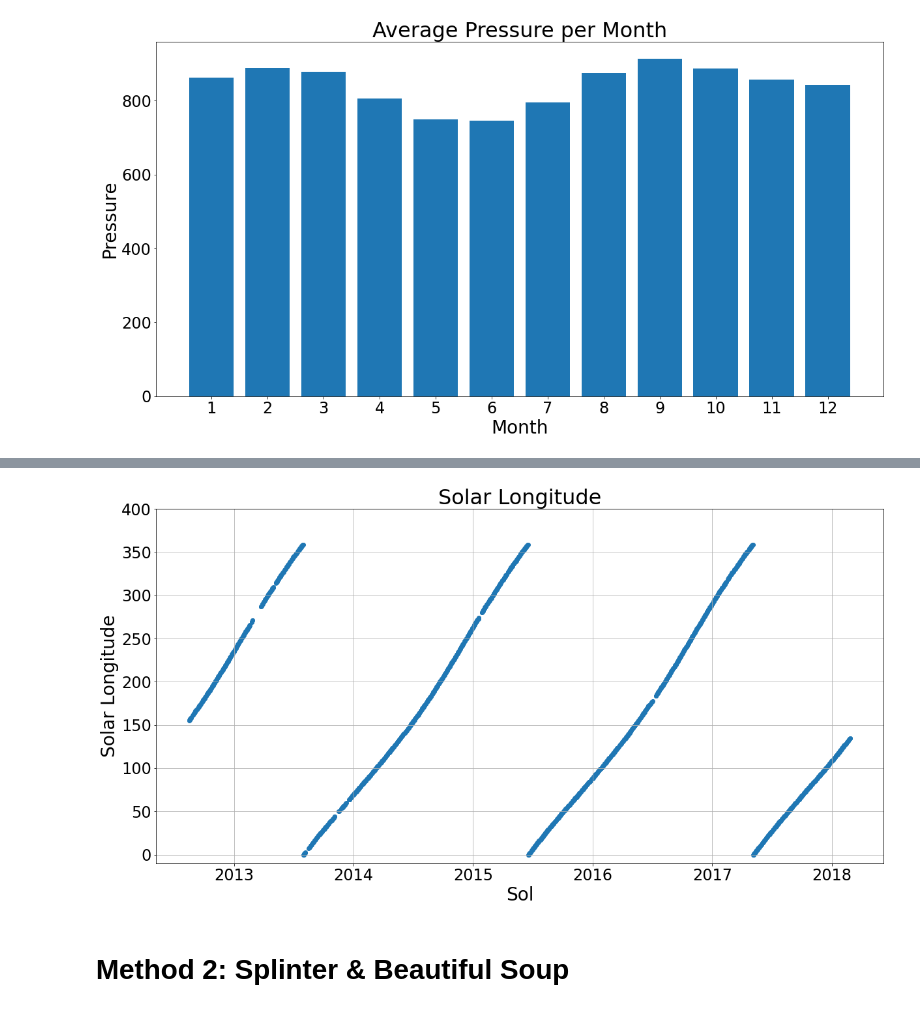
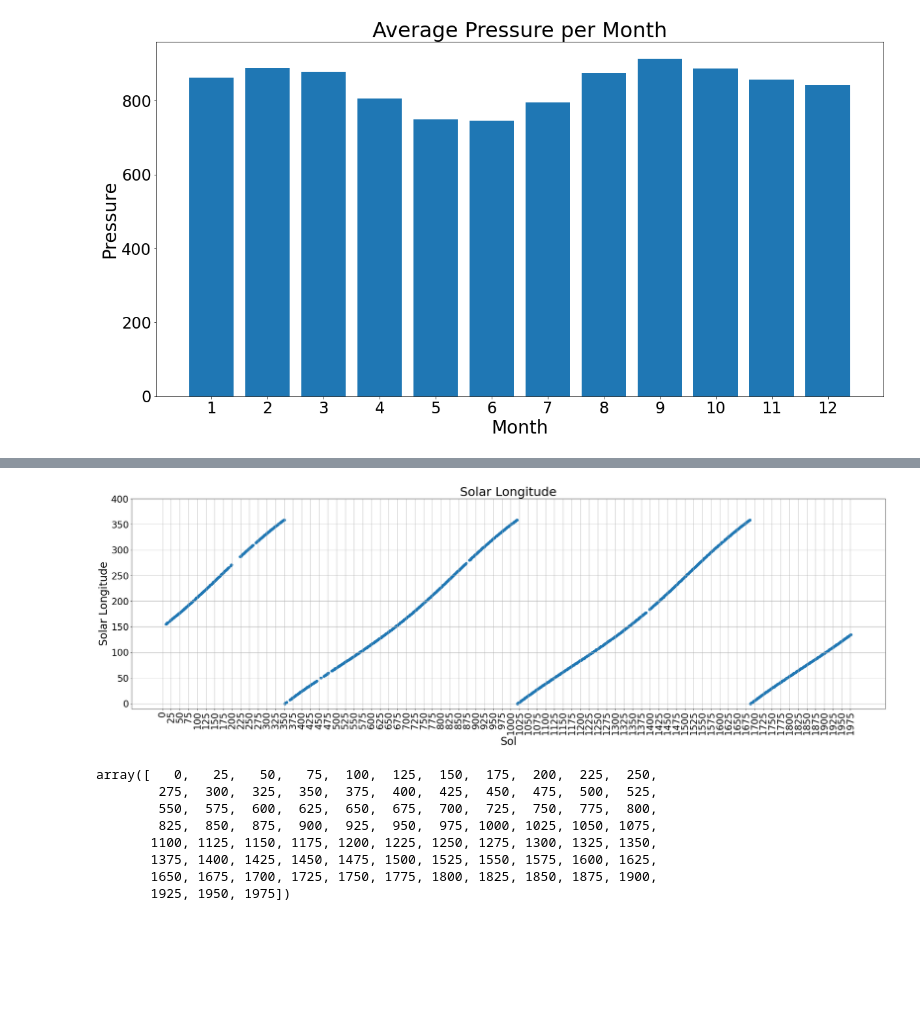
Before and after one commit to bristlab/Mission-to-Mars, a Jupyter notebook: mars_data_challenge_part_2.ipynb, the cells around one changed output, grey strips where cells are left out. Cells and saved outputs as stored; diff of their text form; code cells hidden in the pictures; blank space fills up the shorter version.

```diff
--- a/mars_data_challenge_part_2.ipynb
+++ b/mars_data_challenge_part_2.ipynb
@@ -201,21 +198,0 @@ plt.show()
-# %%
-import numpy as np
-fig, ax = plt.subplots(figsize=(20, 10))
-ax.set_title("Solar Longitude", size=32)
-ax.set_ylim(-10, 400)
-#ax.set_xlim('2015-06-19', '2017-06-19')
-ax.set_ylabel("Solar Longitude", size=28)
-ax.set_xlabel("Sol", size=28)
-ax.scatter(mars_df.terrestrial_date, mars_df['ls'])
-#ax.set_xticks(np.arange(0, len(mars_df['ls'])+1, 2000))
-ax.grid(True)
-
-#ax.legend(['Rural', 'Suburban', 'Urban'])
-plt.tick_params(axis='x', labelsize=24)
-plt.tick_params(axis='y', labelsize=24)
-
-#plt.xticks(mars_df.index)
-plt.savefig('analysis/daily-solar-longitude.png')
-plt.show()
-# %% [output]
-[figure, removed]
@@ -222,2 +201,37 @@ plt.show()
+# %%
+import numpy as np
+fig, ax = plt.subplots(figsize=(35, 10))
+ax.set_title("Solar Longitude", size=32)
+ax.set_ylim(-10, 400)
+#ax.set_xlim('2015-06-19', '2017-06-19')
+ax.set_ylabel("Solar Longitude", size=28)
+ax.set_xlabel("Sol", size=28)
+ax.scatter(mars_df.sol, mars_df['ls'])
+#ax.set_xticks(np.arange(0, len(mars_df['ls'])+1, 2000))
+ax.grid(True)
+
+#ax.legend(['Rural', 'Suburban', 'Urban'])
+plt.tick_params(axis='x', labelsize=24)
+plt.tick_params(axis='y', labelsize=24)
+plt.xticks(np.arange(0, 2000, 25))
+
+#plt.xticks(mars_df.index)
+ax.set_xticklabels(labels=np.arange(0, 2000, 25),rotation=90);
+
+plt.savefig('analysis/daily-solar-longitude.png')
+plt.show()
+# %% [output]
+[figure, added]
+# %%
+np.arange(0, 2000, 25)
+# %% [output]
+array([   0,   25,   50,   75,  100,  125,  150,  175,  200,  225,  250,
+        275,  300,  325,  350,  375,  400,  425,  450,  475,  500,  525,
+        550,  575,  600,  625,  650,  675,  700,  725,  750,  775,  800,
+        825,  850,  875,  900,  925,  950,  975, 1000, 1025, 1050, 1075,
+       1100, 1125, 1150, 1175, 1200, 1225, 1250, 1275, 1300, 1325, 1350,
+       1375, 1400, 1425, 1450, 1475, 1500, 1525, 1550, 1575, 1600, 1625,
+       1650, 1675, 1700, 1725, 1750, 1775, 1800, 1825, 1850, 1875, 1900,
+       1925, 1950, 1975])
 # %%
 # Export the DataFrame to a CSV file.
@@ -226,2 +237,0 @@ mars_df.to_csv('mars_df.csv', index = True)
-# %% [markdown]
-# Method 2: Splinter & Beautiful Soup
```
Also changed, not shown: parts of 9 cells of this notebook, 5 other files.
